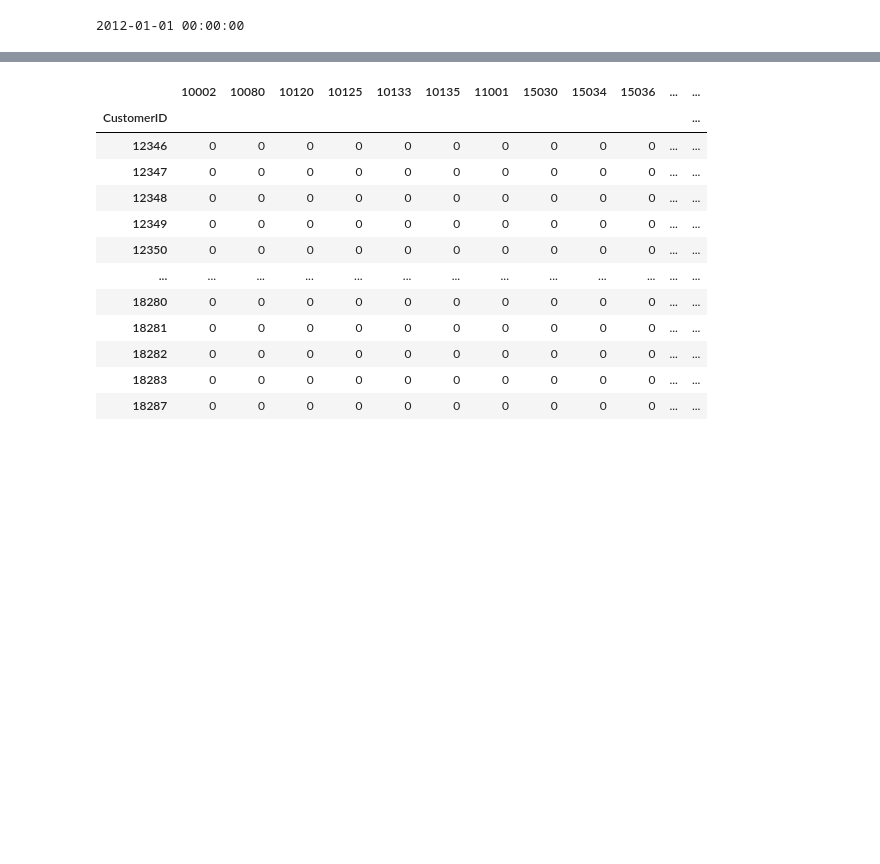
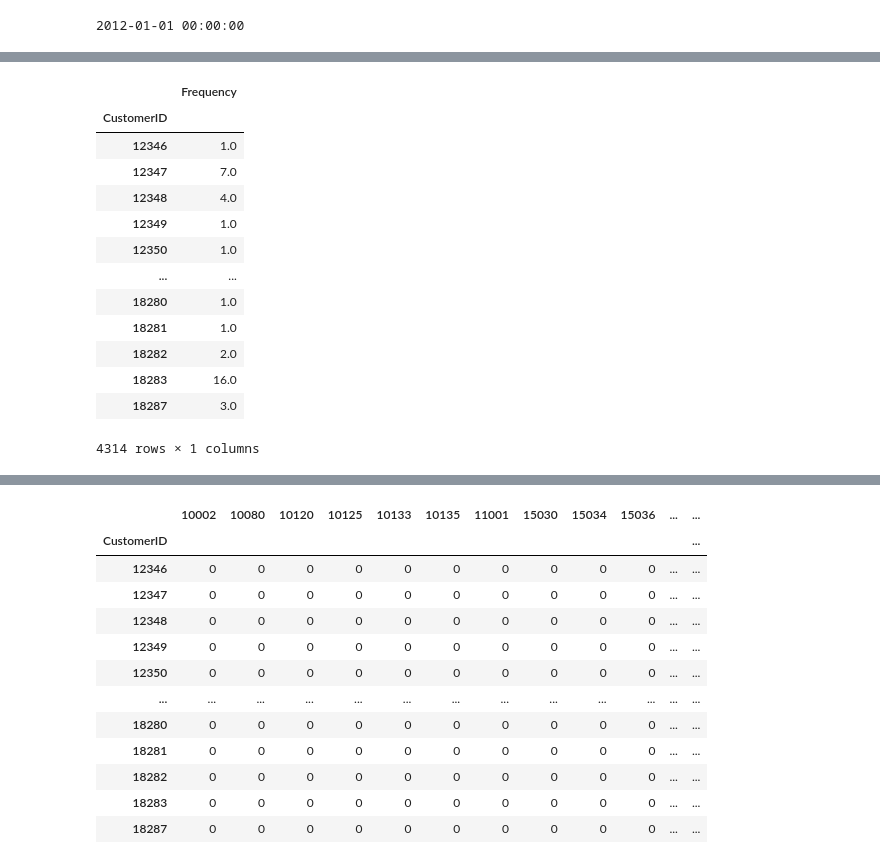
Before and after one commit to nghtaiminh/I2DM_Project, a Jupyter notebook: Preprocess/Preprocess_Data.ipynb, the cells around one changed output, grey strips where cells are left out. Saved outputs shown, nothing was run; the diff lists cells and outputs as text; code cells hidden in the pictures; blank space fills up the shorter version.

```diff
--- a/Preprocess/Preprocess_Data.ipynb
+++ b/Preprocess/Preprocess_Data.ipynb
@@ -253 +272,20 @@ print(today)
+# %%
+frequency = gourped_data.groupby('CustomerID').agg({'TotalPrice': lambda x: len(x)})
+frequency=frequency.rename(columns={'TotalPrice': 'Frequency'})
+frequency
+# %% [output]
+|  | Frequency |
+| CustomerID |  |
+| 12346 | 1.0 |
+| 12347 | 7.0 |
+| 12348 | 4.0 |
+| 12349 | 1.0 |
+| 12350 | 1.0 |
+| ... | ... |
+| 18280 | 1.0 |
+| 18281 | 1.0 |
+| 18282 | 2.0 |
+| 18283 | 16.0 |
+| 18287 | 3.0 |
+4314 rows × 1 columns
 # %%
```
Also changed, not shown: parts of 9 cells of this notebook, 2 other files.
